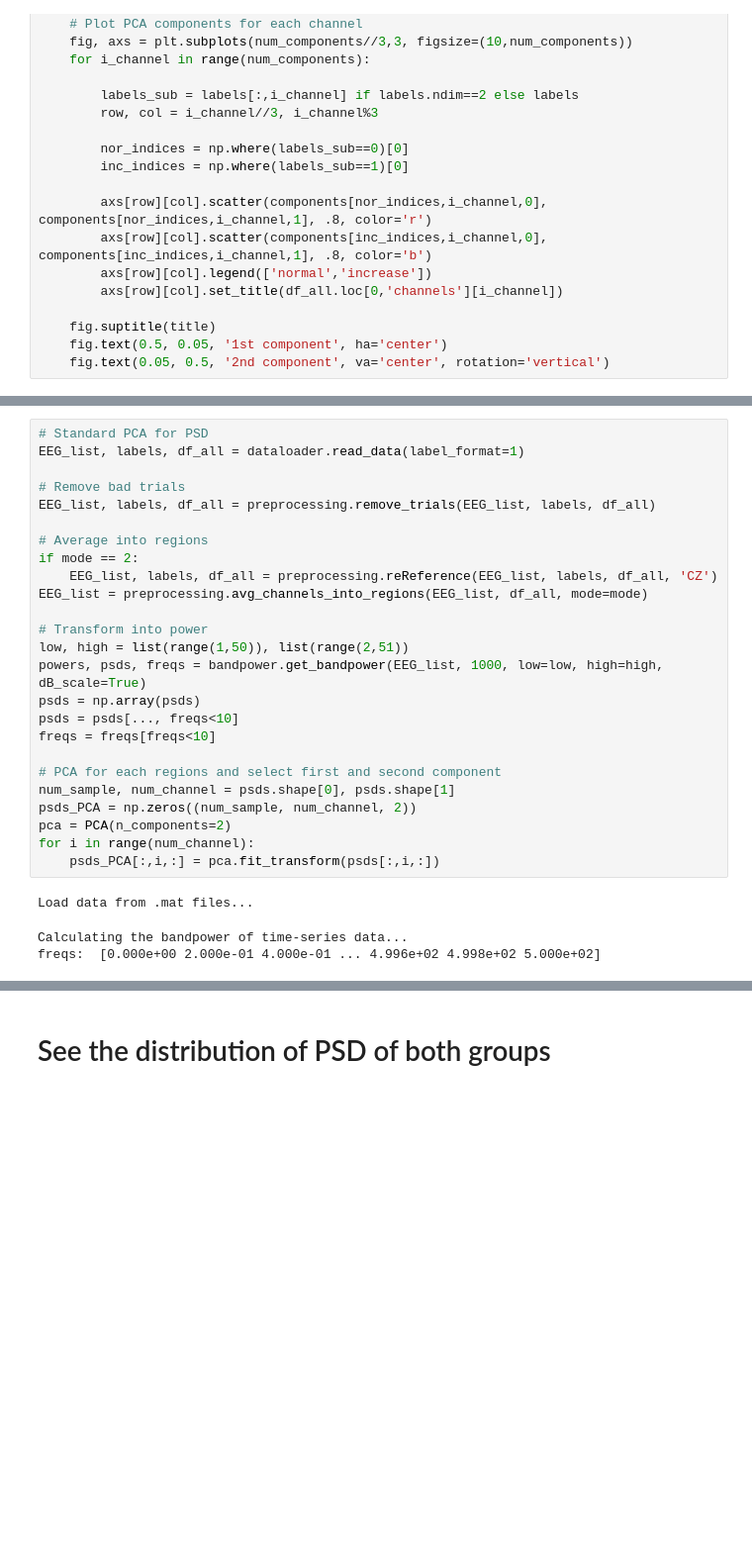
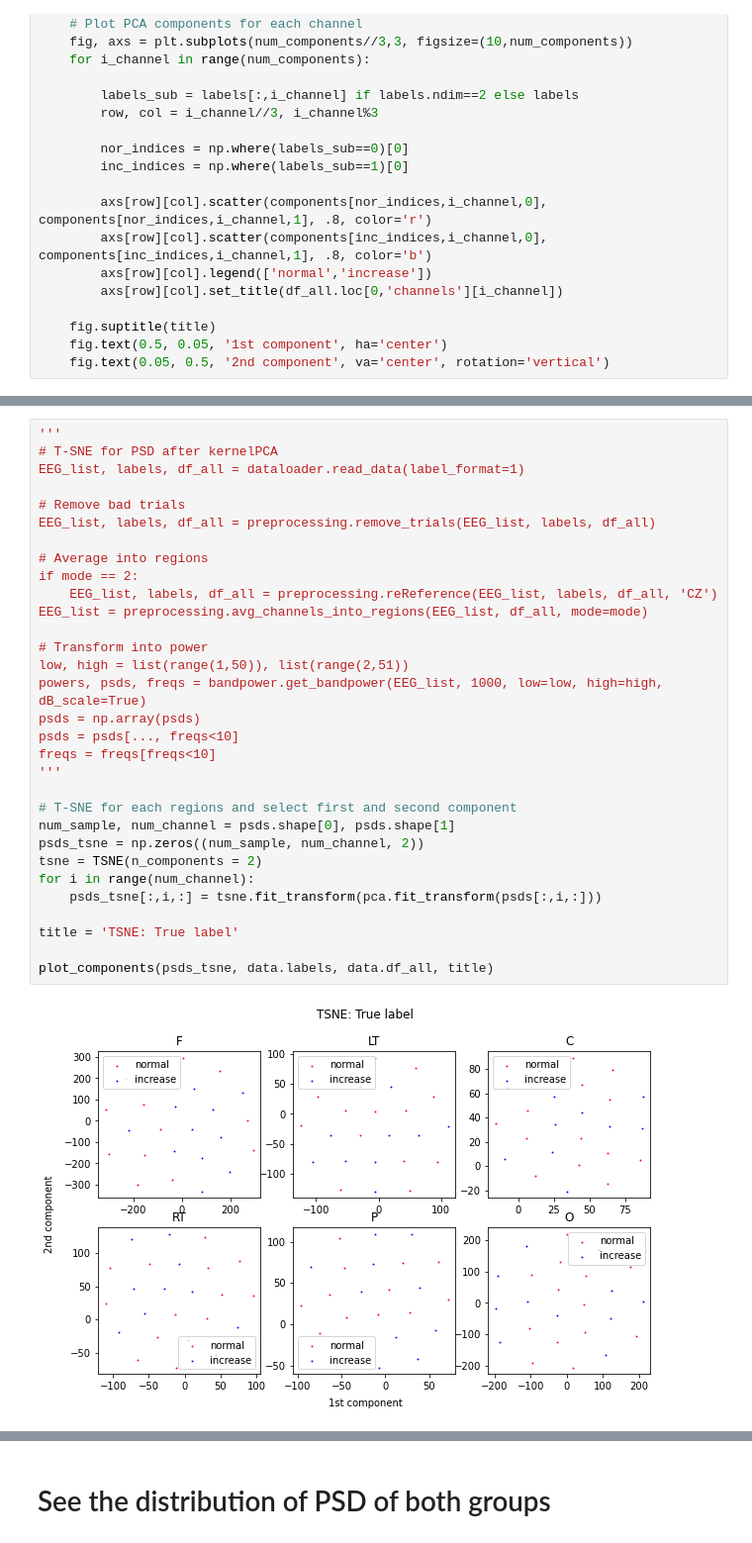
Before and after one commit to hundredball/Classroom_stress, a Jupyter notebook: data_analysis.ipynb, the cells around one changed output, grey strips where cells are left out. Shown at 99% size. Drawn from its saved outputs; the diff is of its cells as text; blank space fills up the shorter version.

```diff
--- a/data_analysis.ipynb
+++ b/data_analysis.ipynb
@@ -517,29 +552,33 @@ mode = 2
 # %%
-# Standard PCA for PSD
+'''
+# T-SNE for PSD after kernelPCA
 EEG_list, labels, df_all = dataloader.read_data(label_format=1)
 
 # Remove bad trials
 EEG_list, labels, df_all = preprocessing.remove_trials(EEG_list, labels, df_all)
 
 # Average into regions
 if mode == 2:
     EEG_list, labels, df_all = preprocessing.reReference(EEG_list, labels, df_all, 'CZ')
 EEG_list = preprocessing.avg_channels_into_regions(EEG_list, df_all, mode=mode)
 
 # Transform into power
 low, high = list(range(1,50)), list(range(2,51))
 powers, psds, freqs = bandpower.get_bandpower(EEG_list, 1000, low=low, high=high, dB_scale=True)
 psds = np.array(psds)
 psds = psds[..., freqs<10]
 freqs = freqs[freqs<10]
+'''
 
-# PCA for each regions and select first and second component
+# T-SNE for each regions and select first and second component
 num_sample, num_channel = psds.shape[0], psds.shape[1]
-psds_PCA = np.zeros((num_sample, num_channel, 2))
-pca = PCA(n_components=2)
+psds_tsne = np.zeros((num_sample, num_channel, 2))
+tsne = TSNE(n_components = 2)
 for i in range(num_channel):
-    psds_PCA[:,i,:] = pca.fit_transform(psds[:,i,:])
+    psds_tsne[:,i,:] = tsne.fit_transform(pca.fit_transform(psds[:,i,:]))
+
+title = 'TSNE: True label'
+
+plot_components(psds_tsne, data.labels, data.df_all, title)
 # %% [output]
-Load data from .mat files...
-Calculating the bandpower of time-series data...
-freqs:  [0.000e+00 2.000e-01 4.000e-01 ... 4.996e+02 4.998e+02 5.000e+02]
+[figure, added]
```
Also changed, not shown: parts of 13 cells of this notebook, 2 other files.
